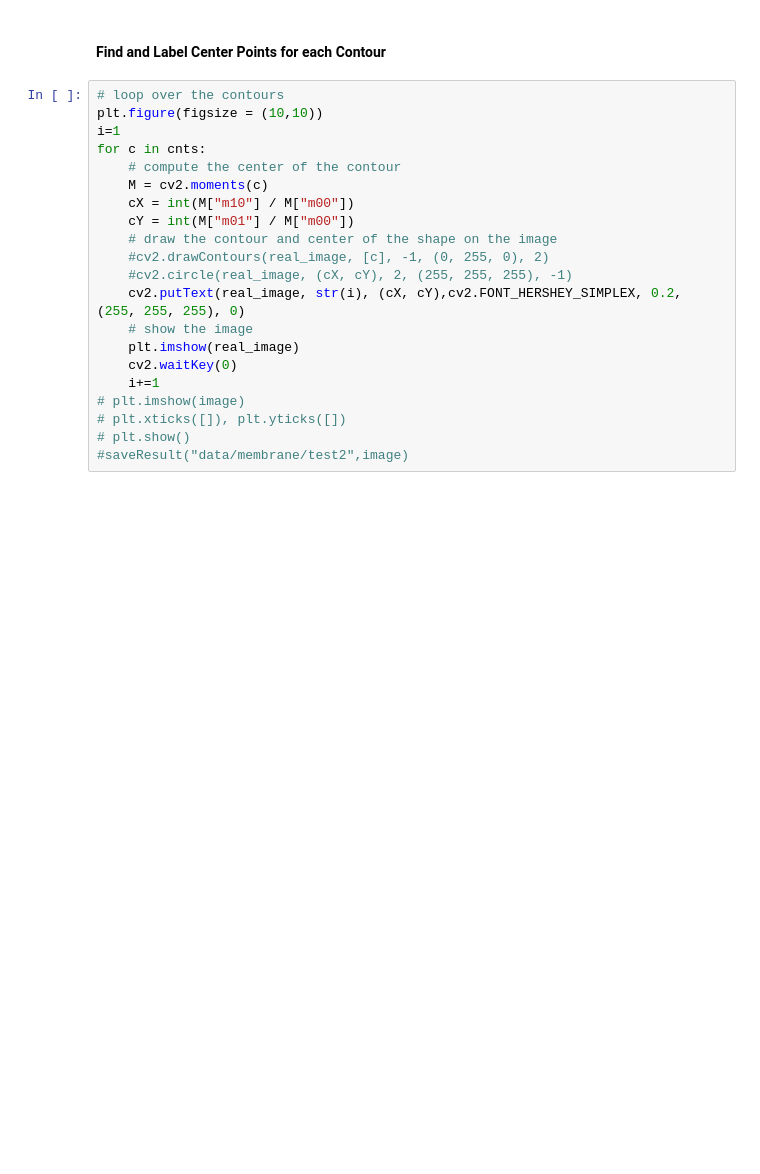
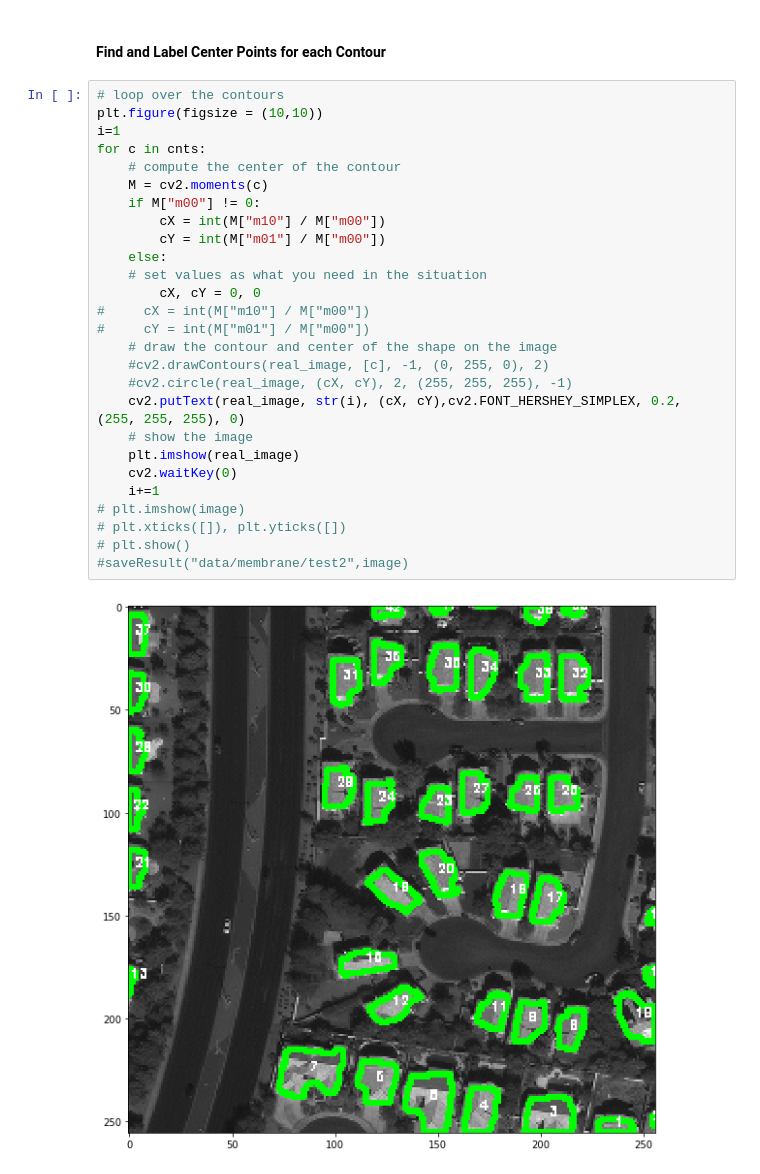
Before and after one commit to wp-cdas/UNet-Humphries, a Jupyter notebook: Complete_Code.ipynb, the cells around one changed output. Saved outputs shown, nothing was run; the diff lists cells and outputs as text; blank space fills up the shorter version.

```diff
--- a/Complete_Code.ipynb
+++ b/Complete_Code.ipynb
@@ -162,21 +193,29 @@ plt.imshow(img_cnt)
 # %%
 # loop over the contours
 plt.figure(figsize = (10,10))
 i=1
 for c in cnts:
     # compute the center of the contour
     M = cv2.moments(c)
-    cX = int(M["m10"] / M["m00"])
-    cY = int(M["m01"] / M["m00"])
+    if M["m00"] != 0:
+        cX = int(M["m10"] / M["m00"])
+        cY = int(M["m01"] / M["m00"])
+    else:
+    # set values as what you need in the situation
+        cX, cY = 0, 0
+#     cX = int(M["m10"] / M["m00"])
+#     cY = int(M["m01"] / M["m00"])
     # draw the contour and center of the shape on the image
     #cv2.drawContours(real_image, [c], -1, (0, 255, 0), 2)
     #cv2.circle(real_image, (cX, cY), 2, (255, 255, 255), -1)
     cv2.putText(real_image, str(i), (cX, cY),cv2.FONT_HERSHEY_SIMPLEX, 0.2, (255, 255, 255), 0)
     # show the image
     plt.imshow(real_image)
     cv2.waitKey(0)
     i+=1
 # plt.imshow(image)
 # plt.xticks([]), plt.yticks([])
 # plt.show()
 #saveResult("data/membrane/test2",image)
+# %% [output]
+[figure, added]
```
Also changed, not shown: parts of 10 cells of this notebook, 1 other file.
